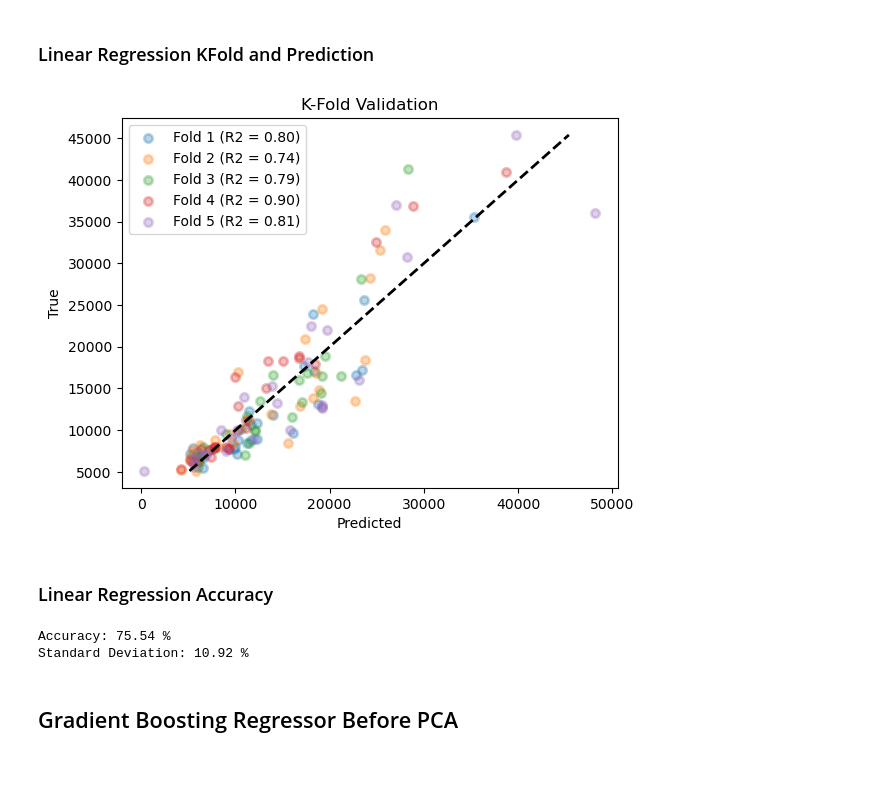
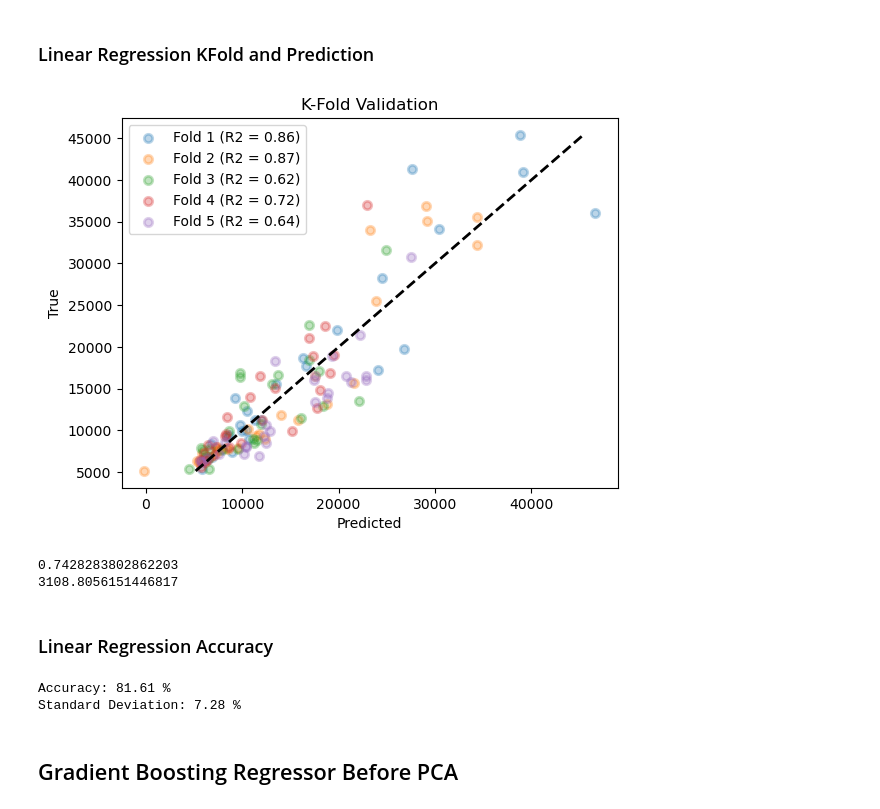
Before and after one commit to MayankTamakuwala/Automobile-Price-Prediction, a Jupyter notebook: project.ipynb, the cells around one changed output. Drawn from its saved outputs; the diff is of its cells as text; code cells hidden in the pictures; blank space fills up the shorter version.

```diff
--- a/project.ipynb
+++ b/project.ipynb
@@ -337,3 +333,17 @@ x_test = sc.transform(df_test)
+# %%
+sc = StandardScaler()
+x = sc.fit_transform(df_train.drop(columns=["price"]))
+y = sc.transform(df_test.drop(columns=["price"]))
+x = pd.DataFrame(x, columns=df_train.drop(
+    columns=["price"]).columns, index=df_train.drop(columns=["price"]).index)
+y = pd.DataFrame(y, columns=df_test.drop(columns=["price"]).columns,
+                 index=df_test.drop(columns=["price"]).index)
+
+x["price"] = df_train["price"]
+y["price"] = df_test["price"]
+
+df_train = x
+df_test = y
 # %%
 X_names = ['engine-size', 'curb-weight', "horsepower", "highway-mpg", "width", "length"]
 X_train = df_train[X_names].values
@@ -343,7 +353,7 @@ y_test = df_test["price"].values
 # %% [markdown]
 # Model selection and K-Fold Cross Validation on the regression models
 # %%
-def model_prediction(model, X_train, Y_train, splits):
+def model_training(model, X_train, Y_train, splits):
     scores = []
     cv = KFold(n_splits=splits, shuffle=True)
     fig = plt.figure()
@@ -364,6 +374,7 @@ def model_prediction(model, X_train, Y_train, splits):
     plt.title('K-Fold Validation')
     plt.legend()
     plt.show()
+    return np.array(scores).mean()
 # %%
 def accuracy_score(model, X_train, Y_train, splits):
     accuracies = cross_val_score(
@@ -376,16 +387,20 @@ def accuracy_score(model, X_train, Y_train, splits):
 ### Linear Regression KFold and Prediction
 # %%
 linreg = LinearRegression()
-model_prediction(linreg, X_train=X_train, Y_train=y_train, splits=5)
+print(model_training(linreg, X_train=X_train, Y_train=y_train, splits=5))
+y_linreg_pred = linreg.predict(X_test)
+print(mean_squared_error(y_pred=y_linreg_pred, y_true=y_test)**(1/2))
 # %% [output]
-[figure, old version]
+[figure, new version]
+0.7428283802862203
+3108.8056151446817
 # %% [markdown]
 ### Linear Regression Accuracy
 # %%
 accuracy_score(linreg, X_train=X_train, Y_train=y_train, splits=5)
 # %% [output]
-Accuracy: 75.54 %
-Standard Deviation: 10.92 %
+Accuracy: 81.61 %
+Standard Deviation: 7.28 %
 # %% [markdown]
 ## Gradient Boosting Regressor Before PCA
 # %% [markdown]
```
Also changed, not shown: parts of 24 cells of this notebook.
